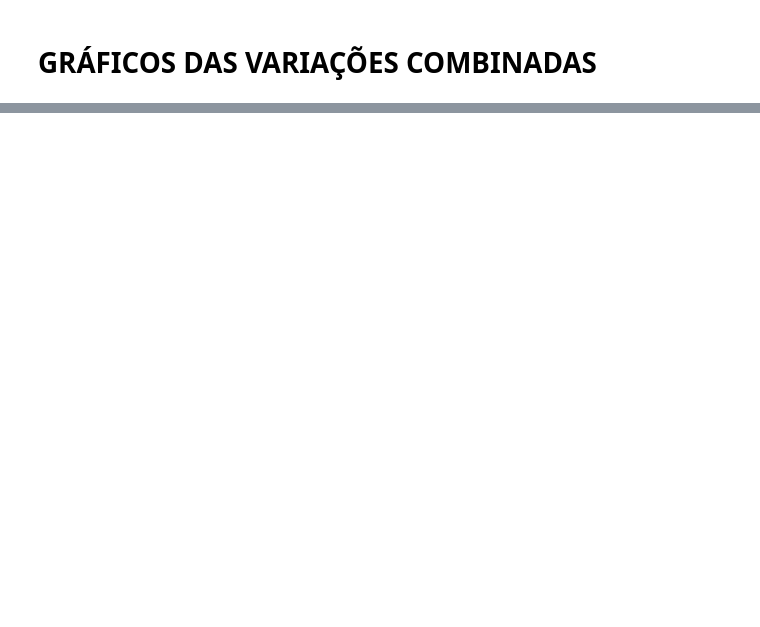
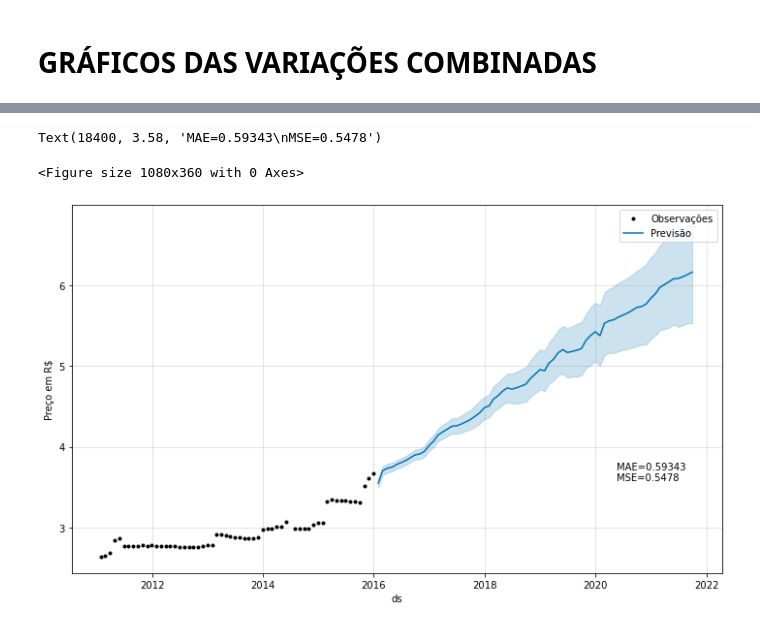
Before and after one commit to ednaelxd/residencia, a Jupyter notebook: detalhamento_estatístico.ipynb, the cells around one changed output, grey strips where cells are left out. Saved outputs shown, nothing was run; the diff lists cells and outputs as text; code cells hidden in the pictures; blank space fills up the shorter version.

```diff
--- a/detalhamento_estatístico.ipynb
+++ b/detalhamento_estatístico.ipynb
@@ -328,0 +372,2 @@ array([<AxesSubplot:xlabel='Período do PPI', ylabel='Variação percentual'>,
+# %%
+modelo_mensal = Prophet()
@@ -328,0 +380,14 @@ array([<AxesSubplot:xlabel='Período do PPI', ylabel='Variação percentual'>,
+# %%
+y_pred=modelo_mensal.predict(df_test)
+# %%
+from matplotlib import pyplot
+
+plt.figure(figsize=(15,5))
+modelo_mensal.plot(y_pred)
+plt.legend(['Observações','Previsão'])
+plt.ylabel("Preço em R$")
+plt.text(s='MAE=0.59343\nMSE=0.5478',x=18400,y=3.58)
+# %% [output]
+Text(18400, 3.58, 'MAE=0.59343\nMSE=0.5478')
+<Figure size 1080x360 with 0 Axes>
+[figure, added]
```
Also changed, not shown: parts of 54 cells of this notebook.
